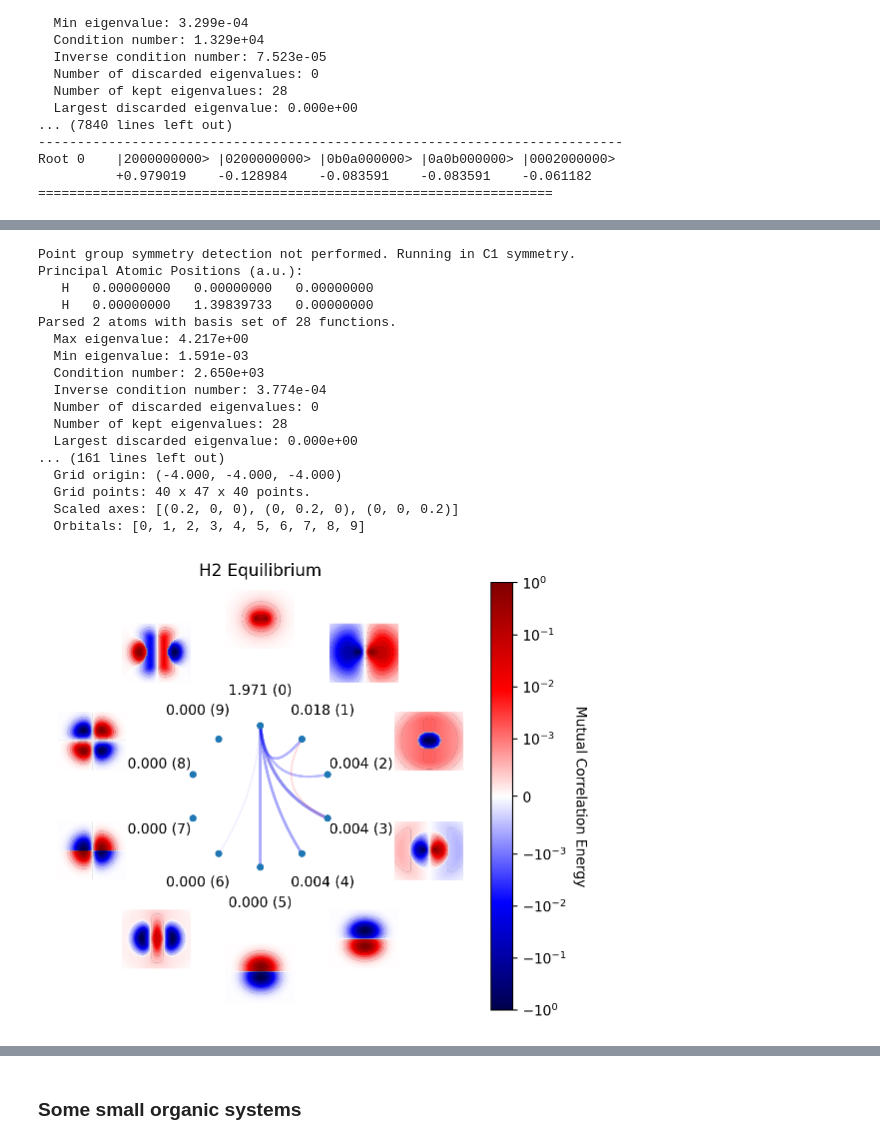
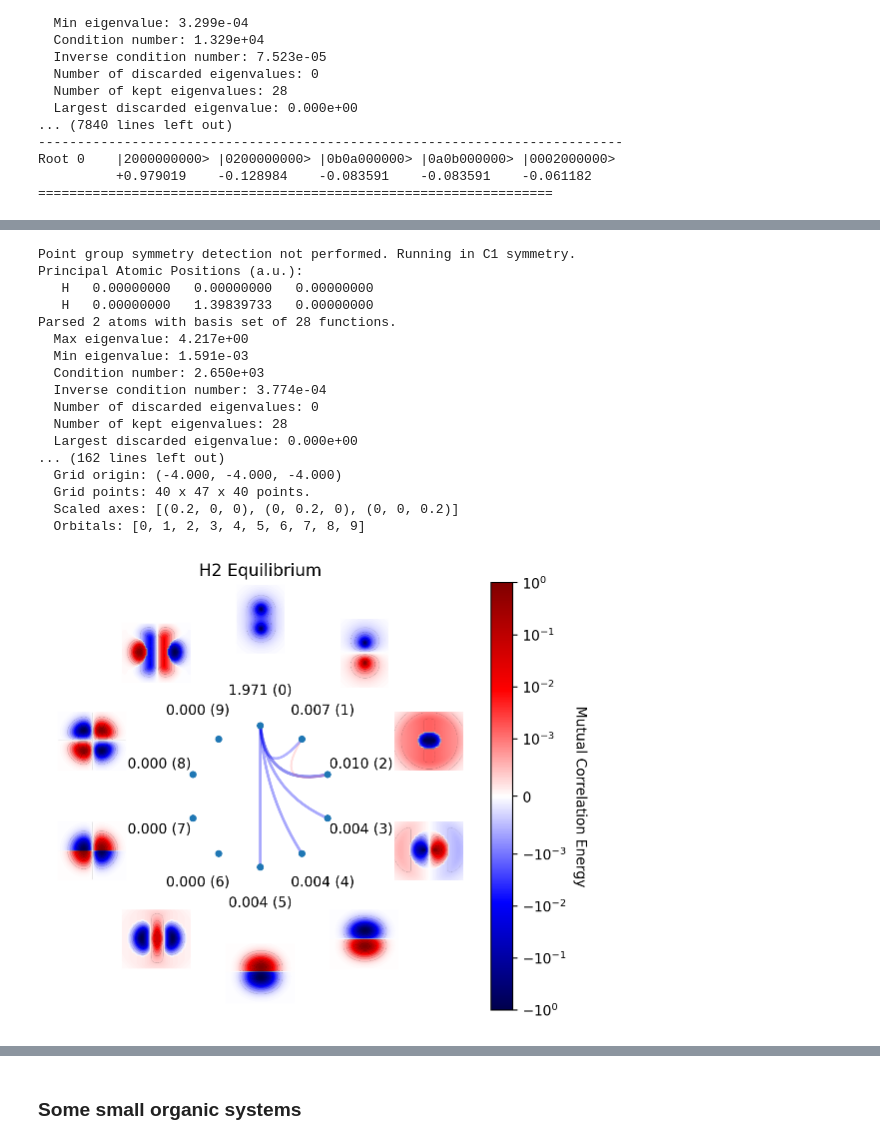
Before and after one commit to evangelistalab/forte2, a Jupyter notebook: tutorials/mca_energy/mce_tests.ipynb, the cells around one changed output, grey strips where cells are left out. Cells and saved outputs as stored; diff of their text form; code cells hidden in the pictures.

```diff
--- a/tutorials/mca_energy/mce_tests.ipynb
+++ b/tutorials/mca_energy/mce_tests.ipynb
@@ -161,36 +162,38 @@ orb_list = hci.active_indices
 # MCEmat = np.zeros((len(orb_list),len(orb_list)))
 # for i in orb_list:
 #     for j in orb_list:
 #         if i != j:
 #             MCEmat[i,j] = mc_mod.twofrag_correlation_energy_enumerated(ci=hci,A_orbs=[i],B_orbs=[j])
 
-mca = mc_mod.MutualCorrelationEnergyAnalysis(hci)
+mca = mc_mod.MutualCorrelationEnergyAnalysis(hci, nat_orbs=True, nocc=2)
+
+print(len(mca.M1))
 
 mutual_correlation_plot(system,hci.C[0],
                         indices=hci.active_indices,
                         mca=mca,
                         title="H2 Equilibrium",
                         occupation_numbers=hci.nat_occs
                         )
 # %% [output]
 Point group symmetry detection not performed. Running in C1 symmetry.
 Principal Atomic Positions (a.u.):
    H   0.00000000   0.00000000   0.00000000
    H   0.00000000   1.39839733   0.00000000
 Parsed 2 atoms with basis set of 28 functions.
   Max eigenvalue: 4.217e+00
   Min eigenvalue: 1.591e-03
   Condition number: 2.650e+03
   Inverse condition number: 3.774e-04
   Number of discarded eigenvalues: 0
   Number of kept eigenvalues: 28
   Largest discarded eigenvalue: 0.000e+00
-... (161 lines left out)
+... (162 lines left out)
   Grid origin: (-4.000, -4.000, -4.000)
   Grid points: 40 x 47 x 40 points.
   Scaled axes: [(0.2, 0, 0), (0, 0.2, 0), (0, 0, 0.2)]
   Orbitals: [0, 1, 2, 3, 4, 5, 6, 7, 8, 9]
-[figure, old version]
+[figure, new version]
 # %%
 xyz = """
 H 0.000 0.000 0.000
```
Also changed, not shown: parts of 13 cells of this notebook, 6 other files.
